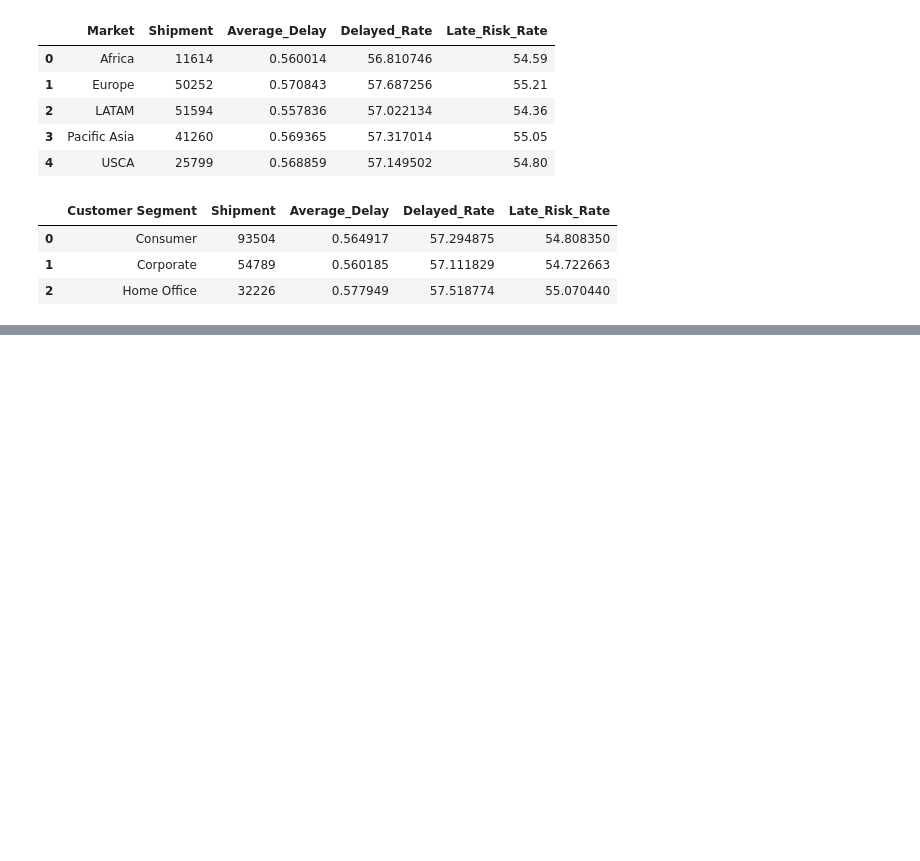
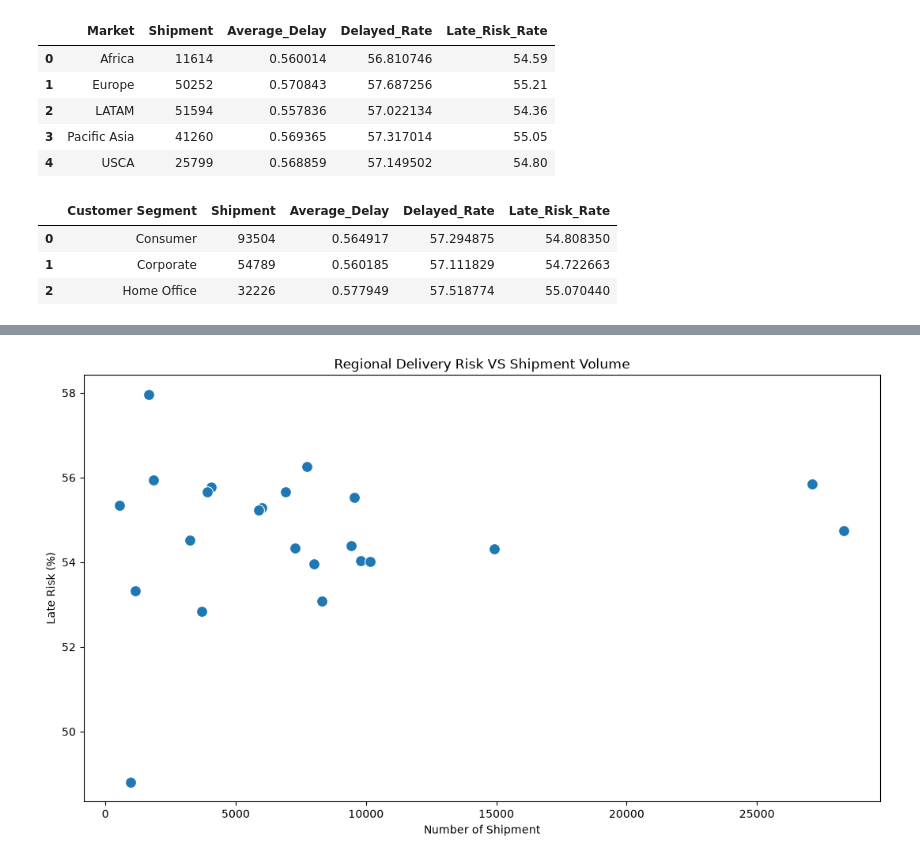
Before and after one commit to shivani1707s/APL-Logistics-Analysis, a Jupyter notebook: notebooks/eda.ipynb, the cells around one changed output, grey strips where cells are left out. Drawn from its saved outputs; the diff is of its cells as text; code cells hidden in the pictures; blank space fills up the shorter version.

```diff
--- a/notebooks/eda.ipynb
+++ b/notebooks/eda.ipynb
@@ -347,3 +347,24 @@ segment_summary
 | 0 | Consumer | 93504 | 0.564917 | 57.294875 | 54.808350 |
 | 1 | Corporate | 54789 | 0.560185 | 57.111829 | 54.722663 |
 | 2 | Home Office | 32226 | 0.577949 | 57.518774 | 55.070440 |
+# %%
+region_summary= (
+    df.groupby("Order Region")
+    .agg(
+        Shipments= ("Order Region","size"),
+        Average_Delay= ("Delay_Gap","mean"),
+        Late_Risk_Rate= (
+            "Late_delivery_risk",
+            "mean"
+        )
+    ).reset_index()
+)
+
+region_summary["Late_Risk_Rate"] *= 100
+
+region_summary= region_summary.sort_values(
+    "Late_Risk_Rate",
+    ascending=False
+)
+
+region_summary
@@ -349,0 +403,16 @@ segment_summary
+# %%
+plt.figure(figsize=(13,7))
+
+sns.scatterplot(
+    data=region_summary,
+    x="Shipments",
+    y="Late_Risk_Rate",
+    s=100
+)
+
+plt.title("Regional Delivery Risk VS Shipment Volume")
+plt.xlabel("Number of Shipment")
+plt.ylabel("Late Risk (%)")
+plt.show()
+# %% [output]
+[figure, added]
```
Also changed, not shown: parts of 9 cells of this notebook.
